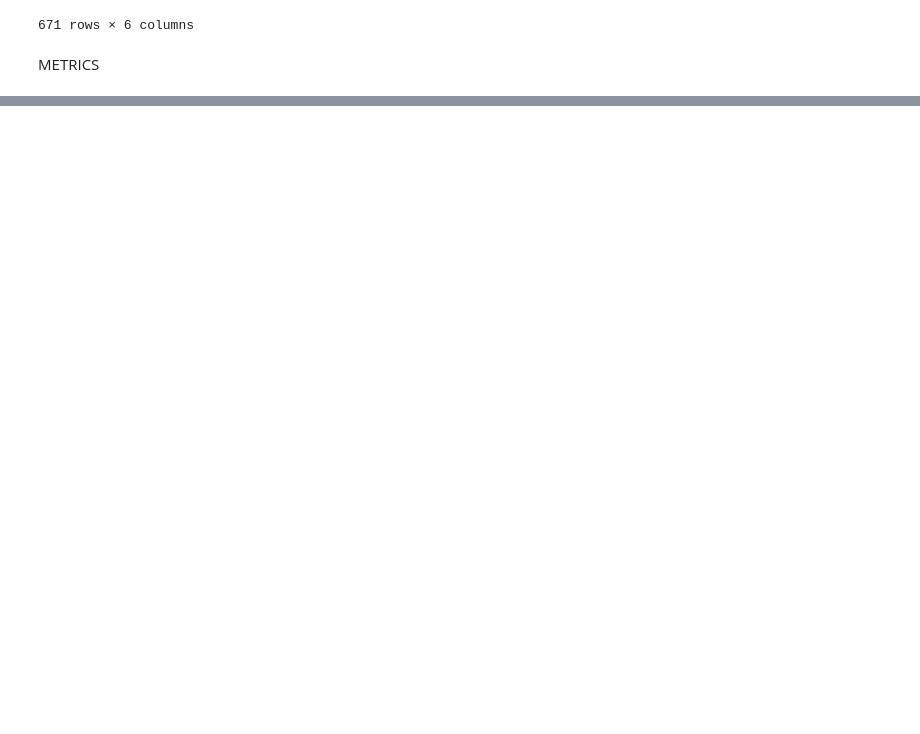
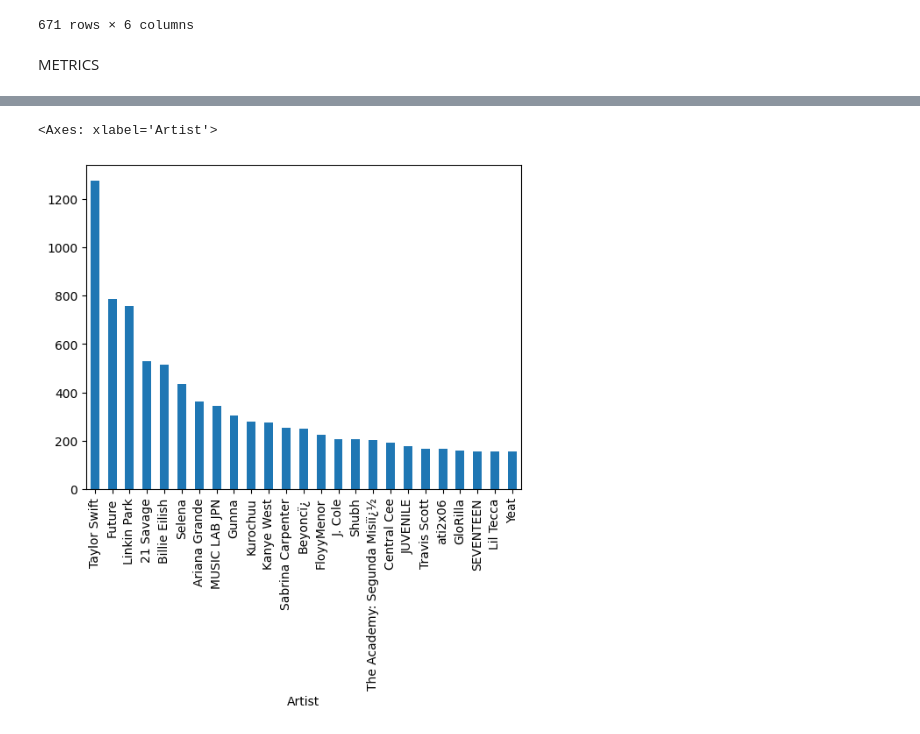
Before and after one commit to KizMan-23/supervised_models, a Jupyter notebook: spotify_trend.ipynb, the cells around one changed output, grey strips where cells are left out. Drawn from its saved outputs; the diff is of its cells as text; code cells hidden in the pictures; blank space fills up the shorter version.

Commit message:
Finalized the Spotify Analysis

```diff
--- a/spotify_trend.ipynb
+++ b/spotify_trend.ipynb
@@ -522,4 +522,13 @@ error, mse  #-- very high
 # %%
 #To visually understand our model's predictions better
 
-true_
+artist_score = finals.groupby('Artist')['track_perf'].sum()
+artist_score = artist_score.sort_values(ascending=False).head(25)
+
+artist_score_preds = finals.groupby("Artist")['predicted score'].sum()
+artist_score_preds = artist_score_preds.sort_values(ascending=False).head(25)
+# %%
+artist_score.plot(kind='bar')
+# %% [output]
+<Axes: xlabel='Artist'>
+[figure, added]
```
Also changed, not shown: parts of 4 cells of this notebook.
